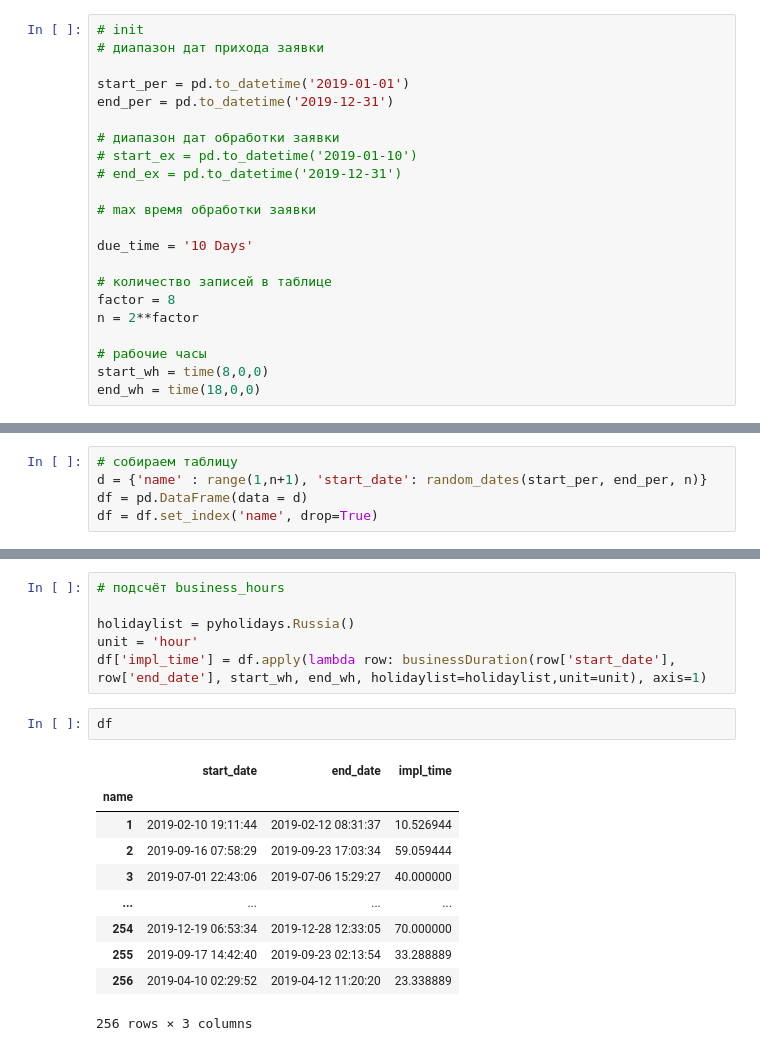
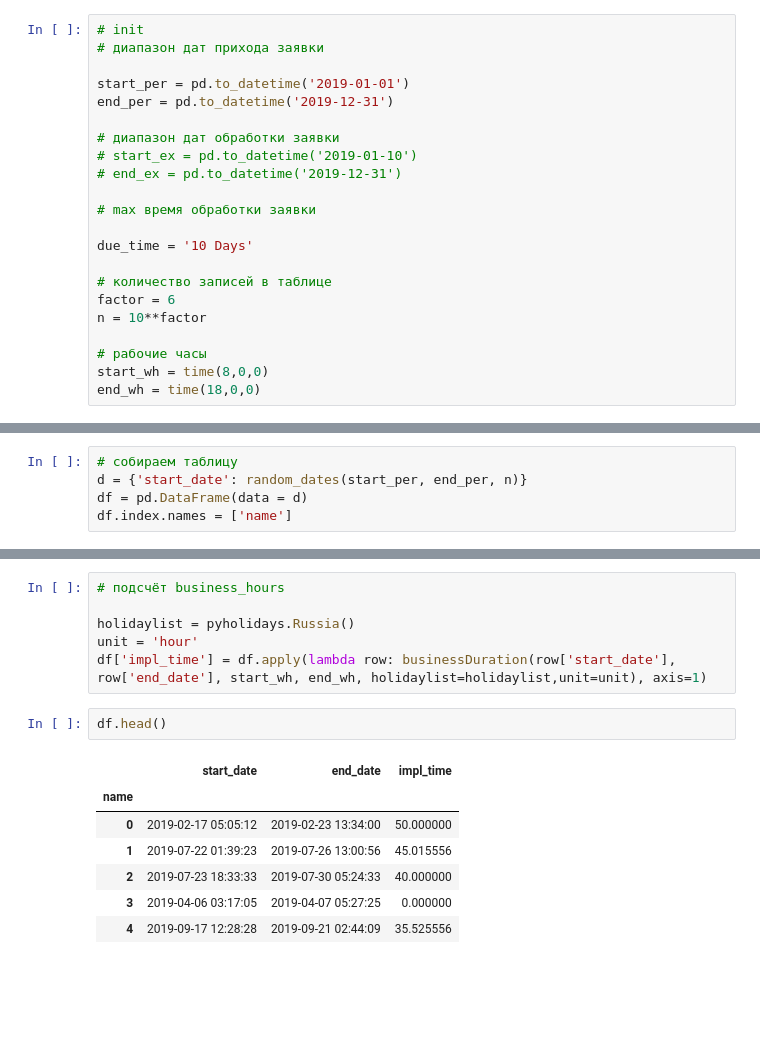
Before and after one commit to ecviridova/epam_training, a Jupyter notebook: working_hours.ipynb, the cells around one changed output, grey strips where cells are left out. Saved outputs shown, nothing was run; the diff lists cells and outputs as text; blank space fills up the shorter version.

```diff
--- a/working_hours.ipynb
+++ b/working_hours.ipynb
@@ -56,8 +54,8 @@ end_per = pd.to_datetime('2019-12-31')
 due_time = '10 Days'
 
 # количество записей в таблице
-factor = 8
-n = 2**factor
+factor = 6
+n = 10**factor
 
 # рабочие часы
 start_wh = time(8,0,0)
@@ -73,9 +71,9 @@ def random_dates(start, end, n):
     return pd.to_datetime(np.random.randint(start_val, end_val, n), unit='s')
 # %%
 # собираем таблицу
-d = {'name' : range(1,n+1), 'start_date': random_dates(start_per, end_per, n)}
+d = {'start_date': random_dates(start_per, end_per, n)}
 df = pd.DataFrame(data = d)
-df = df.set_index('name', drop=True)
+df.index.names = ['name']
 # %%
 df['end_date'] = df.start_date + pd.to_timedelta(np.random.randint(0, pd.to_timedelta(due_time).value//10**9, n), unit='s')
 df
@@ -113,18 +111,15 @@ holidaylist = pyholidays.Russia()
 unit = 'hour'
 df['impl_time'] = df.apply(lambda row: businessDuration(row['start_date'], row['end_date'], start_wh, end_wh, holidaylist=holidaylist,unit=unit), axis=1)
 # %%
-df
+df.head()
 # %% [output]
 |  | start_date | end_date | impl_time |
 | name |  |  |  |
-| 1 | 2019-02-10 19:11:44 | 2019-02-12 08:31:37 | 10.526944 |
-| 2 | 2019-09-16 07:58:29 | 2019-09-23 17:03:34 | 59.059444 |
-| 3 | 2019-07-01 22:43:06 | 2019-07-06 15:29:27 | 40.000000 |
-| ... | ... | ... | ... |
-| 254 | 2019-12-19 06:53:34 | 2019-12-28 12:33:05 | 70.000000 |
-| 255 | 2019-09-17 14:42:40 | 2019-09-23 02:13:54 | 33.288889 |
-| 256 | 2019-04-10 02:29:52 | 2019-04-12 11:20:20 | 23.338889 |
+| 0 | 2019-02-17 05:05:12 | 2019-02-23 13:34:00 | 50.000000 |
+| 1 | 2019-07-22 01:39:23 | 2019-07-26 13:00:56 | 45.015556 |
+| 2 | 2019-07-23 18:33:33 | 2019-07-30 05:24:33 | 40.000000 |
+| 3 | 2019-04-06 03:17:05 | 2019-04-07 05:27:25 | 0.000000 |
+| 4 | 2019-09-17 12:28:28 | 2019-09-21 02:44:09 | 35.525556 |
-256 rows × 3 columns
 # %%
 plt.hist(df['start_date'].dt.month, bins = np.arange(0.5,13.5,1),
          histtype='bar',
```
Also changed, not shown: parts of 7 cells of this notebook.
